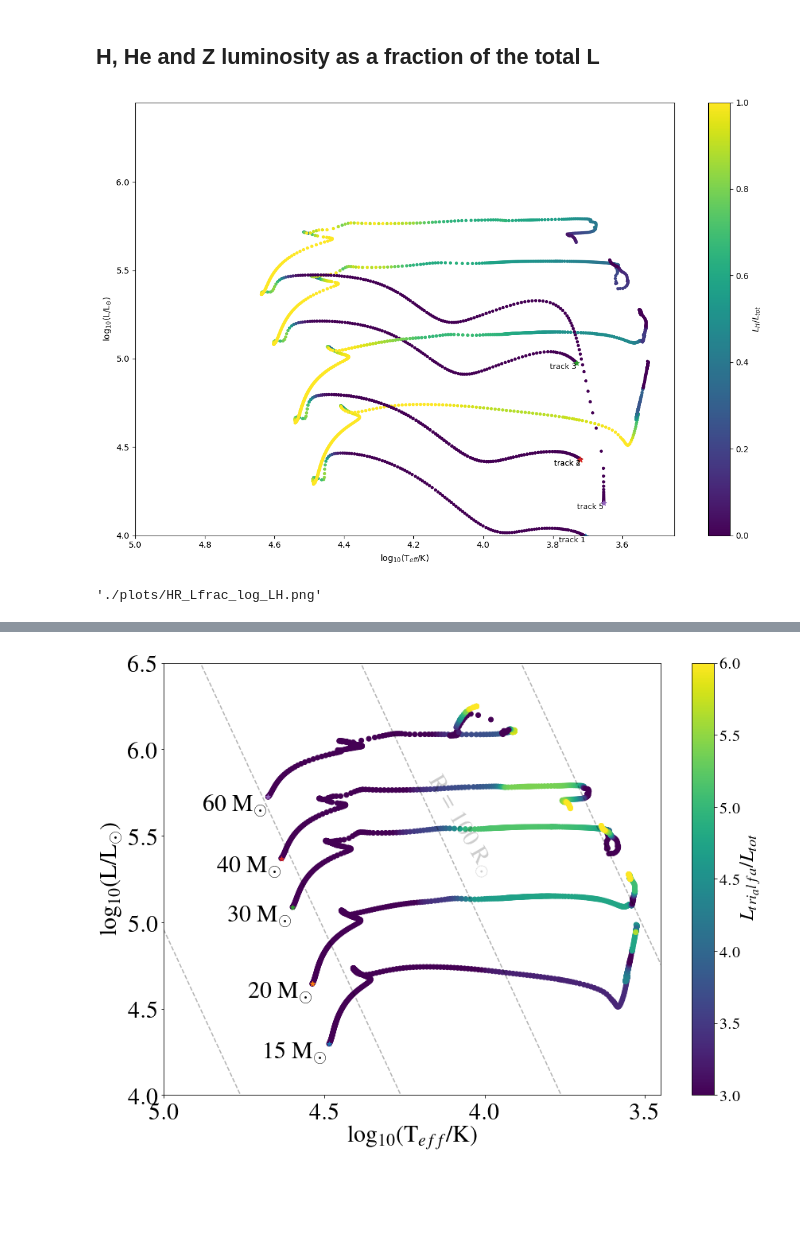
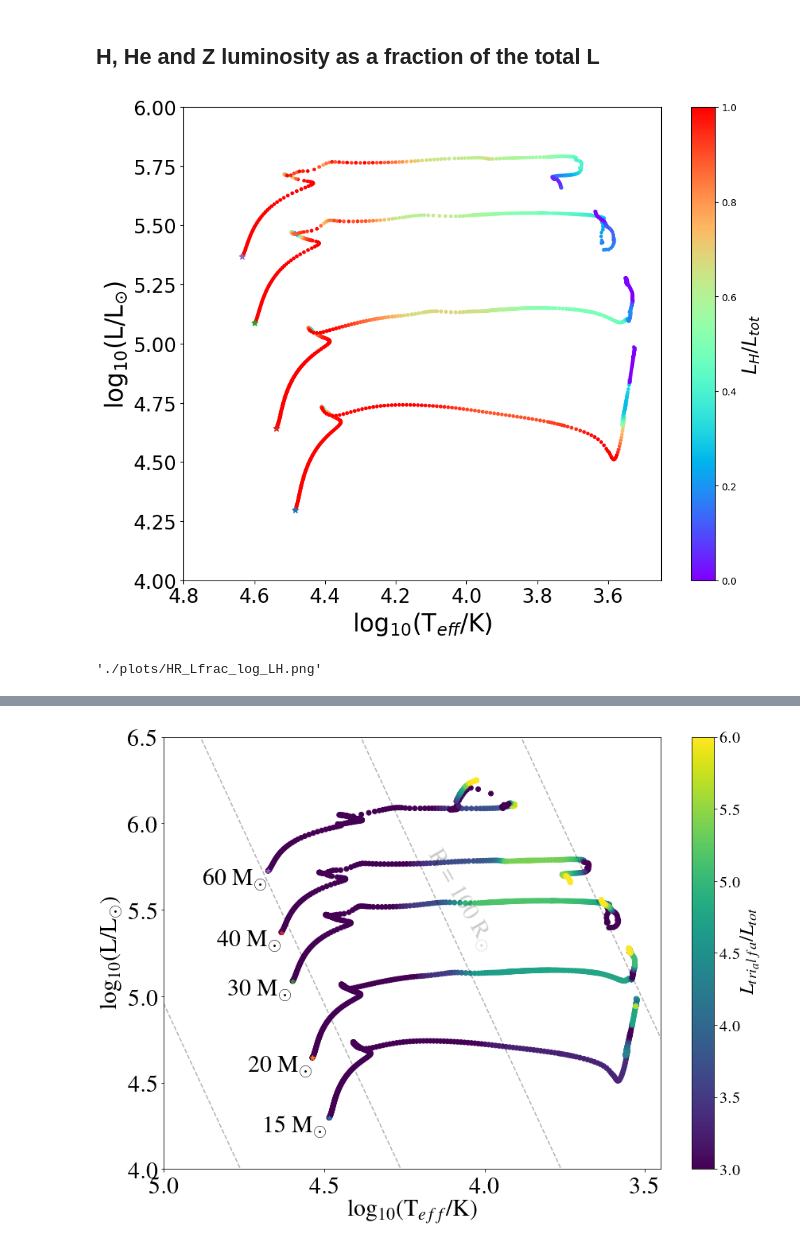
Before and after one commit to LiekeVanSon/ASBE-course, a Jupyter notebook: practicum/session3/solutions_session3/solutions_session3.ipynb, the cells around one changed output, grey strips where cells are left out. Cells and saved outputs as stored; diff of their text form; code cells hidden in the pictures; blank space fills up the shorter version.

```diff
--- a/practicum/session3/solutions_session3/solutions_session3.ipynb
+++ b/practicum/session3/solutions_session3/solutions_session3.ipynb
@@ -138,11 +88,11 @@ colors = plt.cm.plasma(np.linspace(0,1,4)) #3rd num is the number of colours Set
 ## H, He and Z luminosity as a fraction of the total L
 # %%
 HR_diagram(histoy_list,
-           xlim=(3.45, 5.0), ylim=(4.0, 6.45),
-           VMIN=0, VMAX=1, Lfrac=True,
+           xlim=(3.45, 4.8), ylim=(4.0, 6.),
+           VMIN=0, VMAX=1, cmap_name = 'rainbow', Lfrac=True,
            colour_by='log_LH', colour_label='$L_{H}$/$L_{tot}$')
 # %% [output]
-[figure, old version]
+[figure, new version]
 './plots/HR_Lfrac_log_LH.png'
 # %%
 # make plot
```
Also changed, not shown: parts of 8 cells of this notebook, 19 other files.
